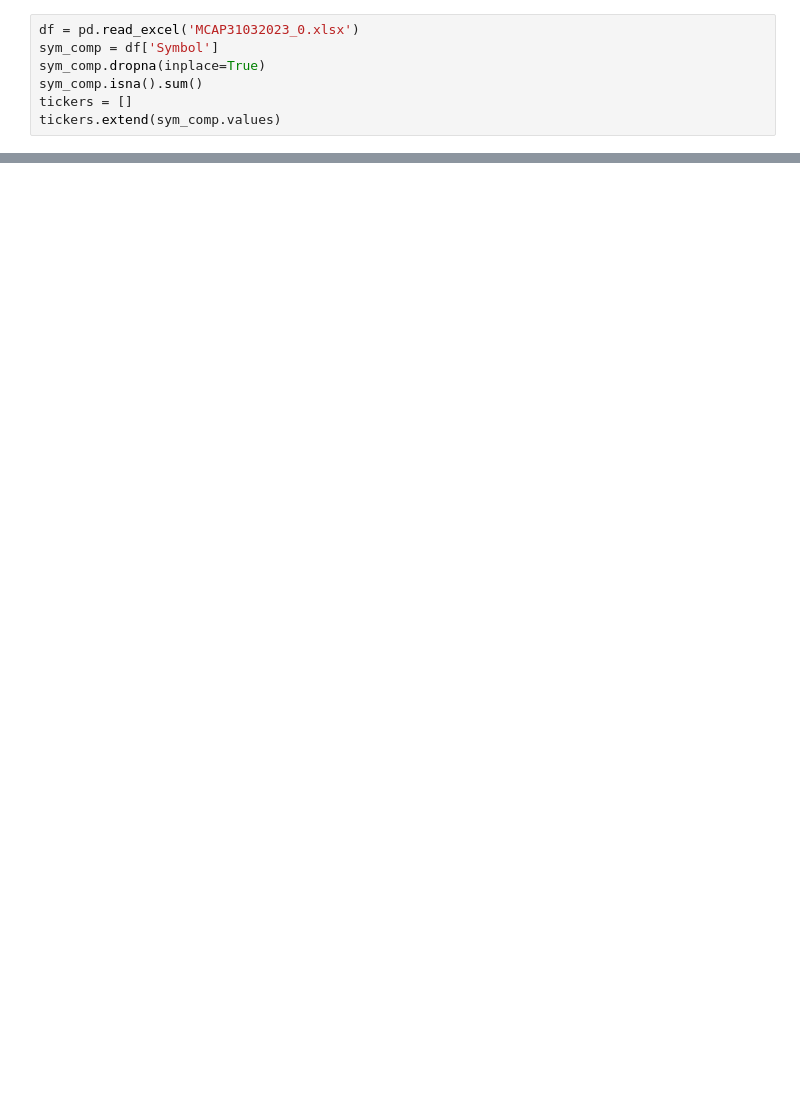
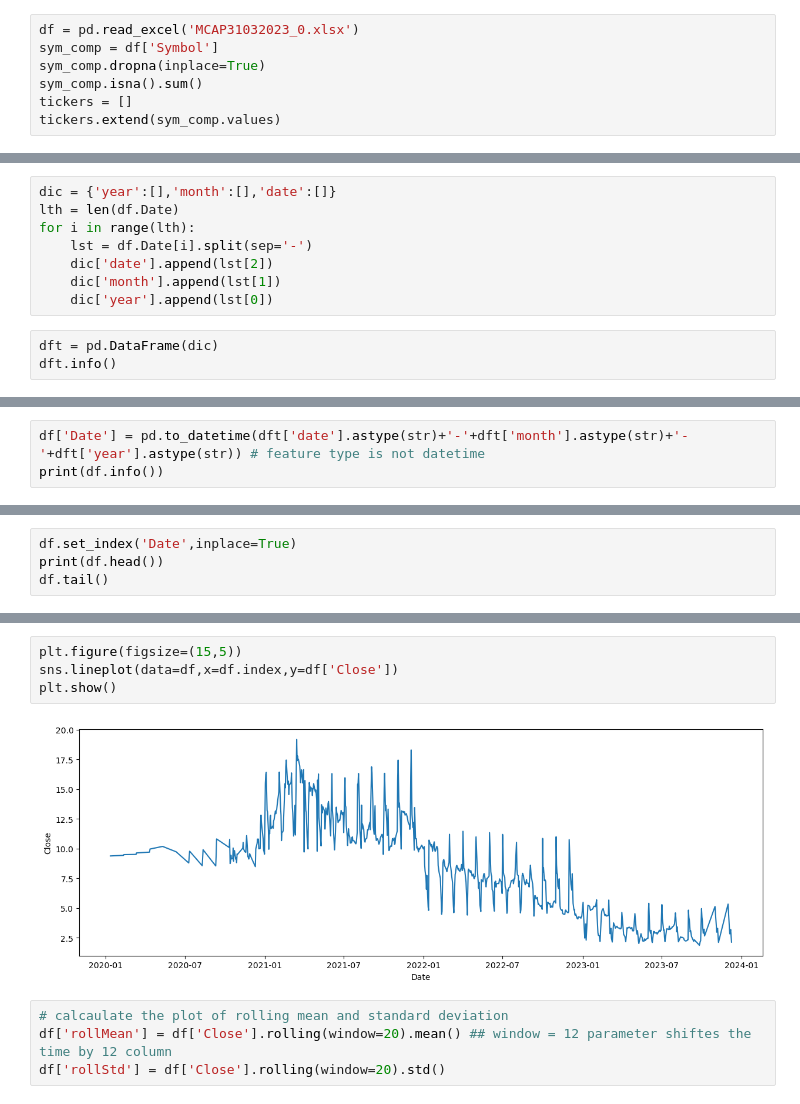
Before and after one commit to Puneet681/CDAC-PG-DAI, a Jupyter notebook: data analytics/Personal/stocks.ipynb, the cells around one changed output, grey strips where cells are left out. Saved outputs shown, nothing was run; the diff lists cells and outputs as text; blank space fills up the shorter version.

```diff
--- a/data analytics/Personal/stocks.ipynb
+++ b/data analytics/Personal/stocks.ipynb
@@ -31,0 +23,11 @@ SyntaxError: invalid syntax (1525091804.py, line 3)
+# %%
+dic = {'year':[],'month':[],'date':[]}
+lth = len(df.Date)
+for i in range(lth):
+    lst = df.Date[i].split(sep='-')
+    dic['date'].append(lst[2])
+    dic['month'].append(lst[1])
+    dic['year'].append(lst[0])
+# %%
+dft = pd.DataFrame(dic)
+dft.info()
@@ -31,0 +45,3 @@ SyntaxError: invalid syntax (1525091804.py, line 3)
+# %%
+df['Date'] = pd.to_datetime(dft['date'].astype(str)+'-'+dft['month'].astype(str)+'-'+dft['year'].astype(str)) # feature type is not datetime
+print(df.info())
@@ -31,0 +66,4 @@ SyntaxError: invalid syntax (1525091804.py, line 3)
+# %%
+df.set_index('Date',inplace=True)
+print(df.head())
+df.tail()
@@ -31,0 +85,10 @@ SyntaxError: invalid syntax (1525091804.py, line 3)
+# %%
+plt.figure(figsize=(15,5))
+sns.lineplot(data=df,x=df.index,y=df['Close'])
+plt.show()
+# %% [output]
+[figure, added]
+# %%
+# calcaulate the plot of rolling mean and standard deviation
+df['rollMean'] = df['Close'].rolling(window=20).mean() ## window = 12 parameter shiftes the time by 12 column
+df['rollStd'] = df['Close'].rolling(window=20).std()
```
Also changed, not shown: parts of 40 cells of this notebook, 2 other files.
